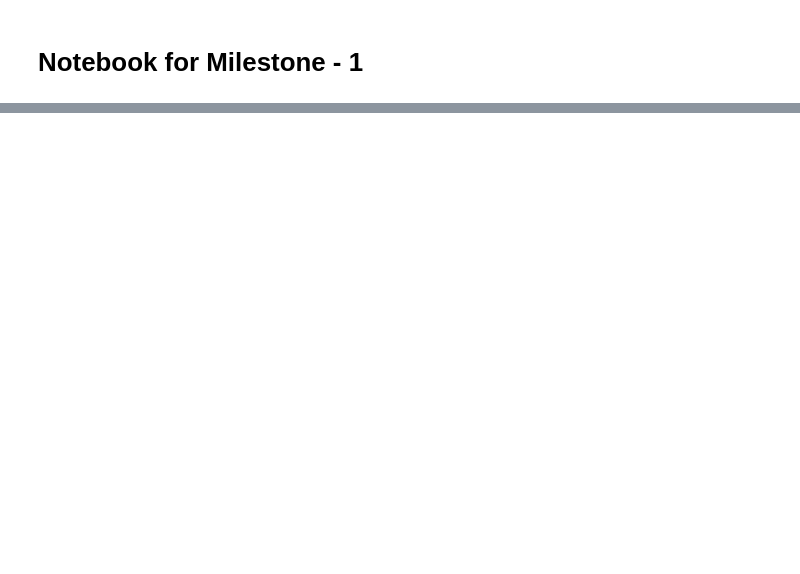
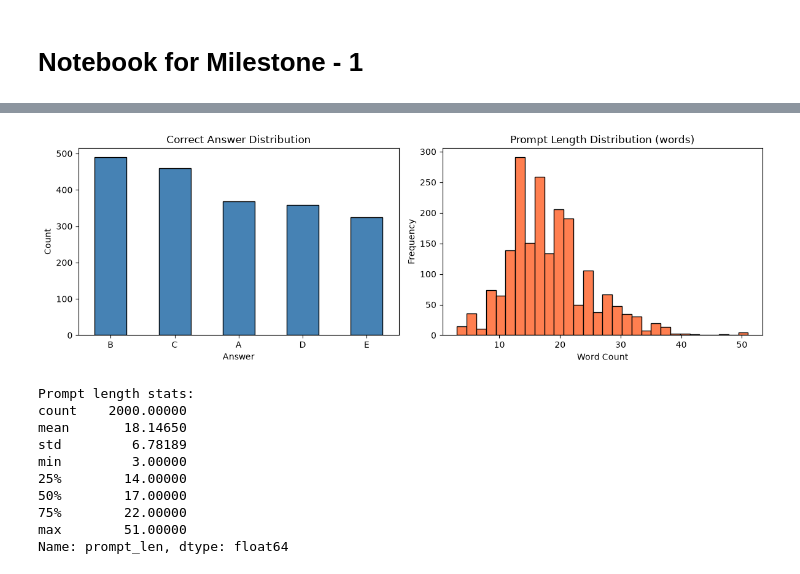
Before and after one commit to 23f3002157/dl-genai-project-26-t2, a Jupyter notebook: milestone-nb/milestone-1-eda.ipynb, the cells around one changed output, grey strips where cells are left out. Cells and saved outputs as stored; diff of their text form; code cells hidden in the pictures; blank space fills up the shorter version.

Commit message:
modify: M1, Q1 plots

```diff
--- a/milestone-nb/milestone-1-eda.ipynb
+++ b/milestone-nb/milestone-1-eda.ipynb
@@ -37,0 +65,11 @@ Shape: (2000, 8)
+# %%
+freq = df['answer'].value_counts()
+most_frequent  = freq.index[0]
+least_frequent = freq.index[-1]
+
+q1_answer = freq[most_frequent] + freq[least_frequent]
+
+print(f'Answer frequencies:\n{freq}')
+print(f'\nMost frequent  : {most_frequent} ({freq[most_frequent]})')
+print(f'Least frequent : {least_frequent} ({freq[least_frequent]})')
+print(f'\nA1: {q1_answer}')
@@ -37,0 +90,32 @@ Shape: (2000, 8)
+# %%
+fig, axes = plt.subplots(1, 2, figsize=(12, 4))
+
+# Answer distribution
+freq.plot(kind='bar', ax=axes[0], color='steelblue', edgecolor='black')
+axes[0].set_title('Correct Answer Distribution')
+axes[0].set_xlabel('Answer')
+axes[0].set_ylabel('Count')
+axes[0].tick_params(axis='x', rotation=0)
+
+# Prompt length distribution
+df['prompt_len'] = df['prompt'].apply(lambda x: len(str(x).split()))
+axes[1].hist(df['prompt_len'], bins=30, color='coral', edgecolor='black')
+axes[1].set_title('Prompt Length Distribution (words)')
+axes[1].set_xlabel('Word Count')
+axes[1].set_ylabel('Frequency')
+
+plt.tight_layout()
+plt.show()
+print(f'Prompt length stats:\n{df["prompt_len"].describe()}')
+# %% [output]
+[figure, added]
+Prompt length stats:
+count    2000.00000
+mean       18.14650
+std         6.78189
+min         3.00000
+25%        14.00000
+50%        17.00000
+75%        22.00000
+max        51.00000
+Name: prompt_len, dtype: float64
```
Also changed, not shown: parts of 3 cells of this notebook.
